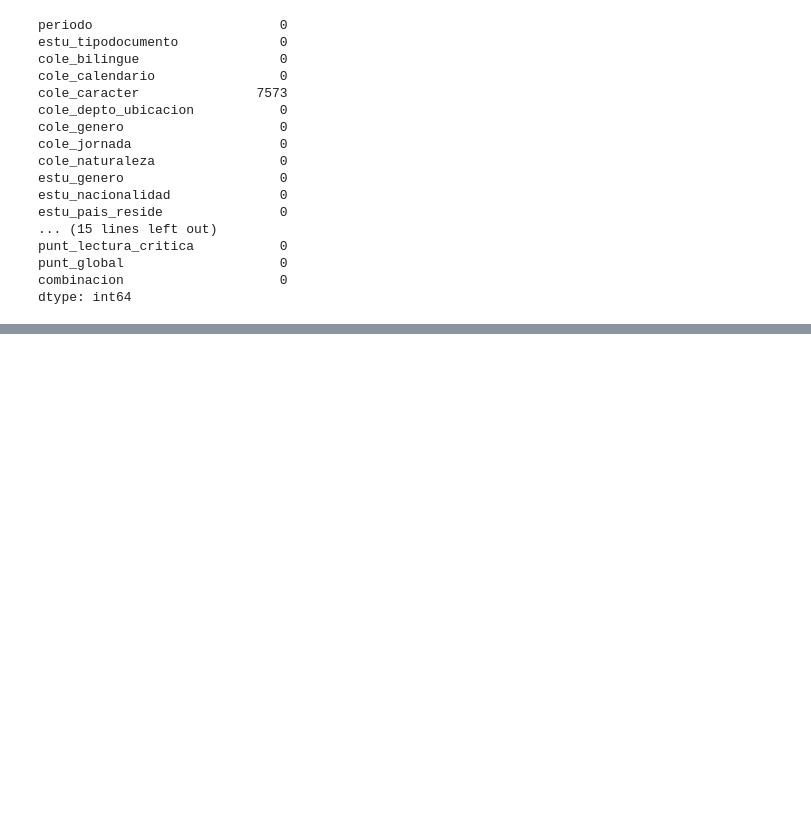
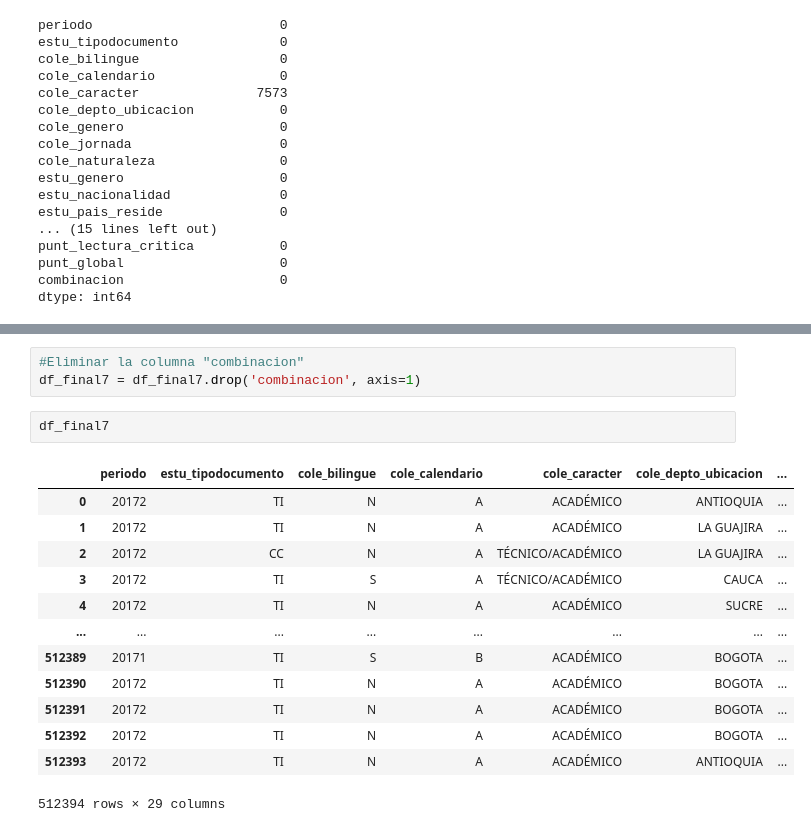
Before and after one commit to Mariapaulaestupinan/Proyecto-2-Analitica, a Jupyter notebook: limpieza_de_datos/Limpieza de datos.ipynb, the cells around one changed output, grey strips where cells are left out. Drawn from its saved outputs; the diff is of its cells as text; blank space fills up the shorter version.

```diff
--- a/limpieza_de_datos/Limpieza de datos.ipynb
+++ b/limpieza_de_datos/Limpieza de datos.ipynb
@@ -1911,0 +2076,19 @@ dtype: int64
+# %%
+#Eliminar la columna "combinacion"
+df_final7 = df_final7.drop('combinacion', axis=1)
+# %%
+df_final7
+# %% [output]
+|  | periodo | estu_tipodocumento | cole_bilingue | cole_calendario | cole_caracter | cole_depto_ubicacion | ... |
+| 0 | 20172 | TI | N | A | ACADÉMICO | ANTIOQUIA | ... |
+| 1 | 20172 | TI | N | A | ACADÉMICO | LA GUAJIRA | ... |
+| 2 | 20172 | CC | N | A | TÉCNICO/ACADÉMICO | LA GUAJIRA | ... |
+| 3 | 20172 | TI | S | A | TÉCNICO/ACADÉMICO | CAUCA | ... |
+| 4 | 20172 | TI | N | A | ACADÉMICO | SUCRE | ... |
+| ... | ... | ... | ... | ... | ... | ... | ... |
+| 512389 | 20171 | TI | S | B | ACADÉMICO | BOGOTA | ... |
+| 512390 | 20172 | TI | N | A | ACADÉMICO | BOGOTA | ... |
+| 512391 | 20172 | TI | N | A | ACADÉMICO | BOGOTA | ... |
+| 512392 | 20172 | TI | N | A | ACADÉMICO | BOGOTA | ... |
+| 512393 | 20172 | TI | N | A | ACADÉMICO | ANTIOQUIA | ... |
+512394 rows × 29 columns
```
Also changed, not shown: parts of 7 cells of this notebook.
